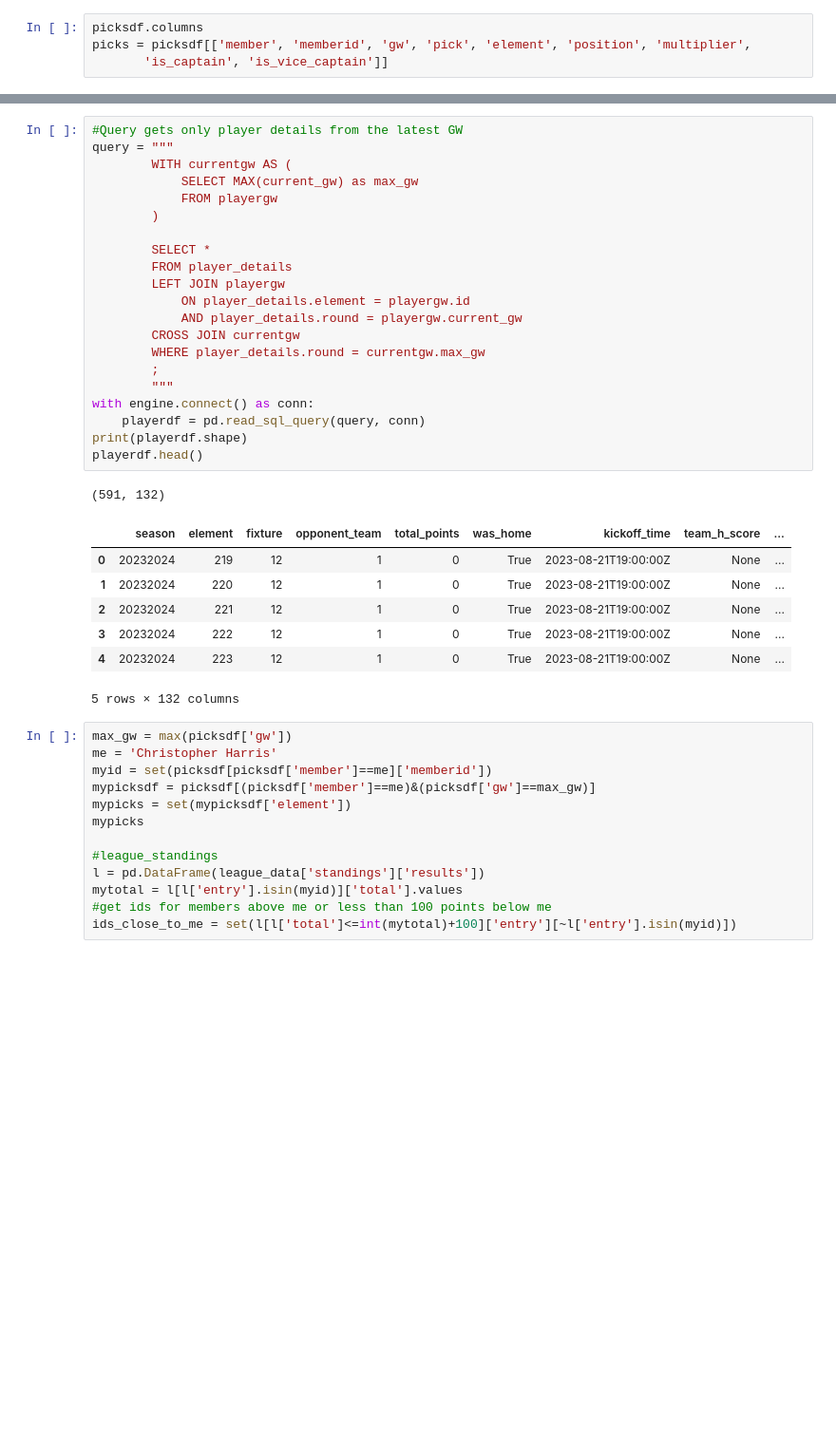
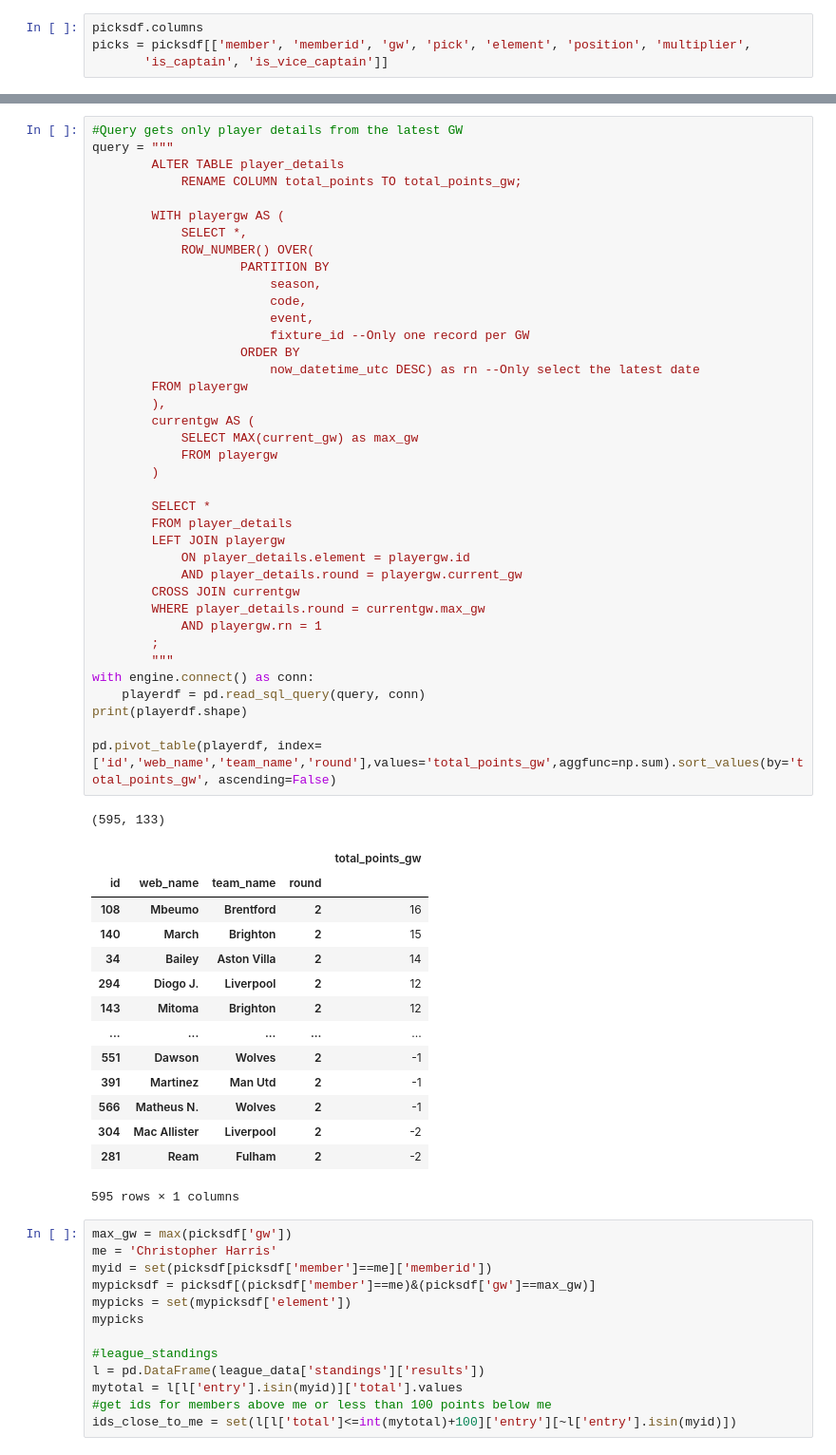
Before and after one commit to chrisimpacts/FPL-Data-Analysis, a Jupyter notebook: FPL-League-Analysis.ipynb, the cells around one changed output, grey strips where cells are left out. Shown at 95% size. Cells and saved outputs as stored; diff of their text form; blank space fills up the shorter version.

```diff
--- a/FPL-League-Analysis.ipynb
+++ b/FPL-League-Analysis.ipynb
@@ -163,33 +169,57 @@ picks.to_sql('picks', con=engine, if_exists='replace',index=False)
 # %%
 #Query gets only player details from the latest GW
 query = """
-        WITH currentgw AS (
+        ALTER TABLE player_details
+            RENAME COLUMN total_points TO total_points_gw;
+
+        WITH playergw AS (
+            SELECT *,
+            ROW_NUMBER() OVER(
+                    PARTITION BY
+                        season,
+                        code,
+                        event,
+                        fixture_id --Only one record per GW
+                    ORDER BY
+                        now_datetime_utc DESC) as rn --Only select the latest date
+        FROM playergw
+        ),
+        currentgw AS (
             SELECT MAX(current_gw) as max_gw
             FROM playergw
         )
 
         SELECT *
         FROM player_details
         LEFT JOIN playergw
             ON player_details.element = playergw.id
             AND player_details.round = playergw.current_gw
         CROSS JOIN currentgw
         WHERE player_details.round = currentgw.max_gw
+            AND playergw.rn = 1
         ;
         """
 with engine.connect() as conn:
     playerdf = pd.read_sql_query(query, conn)
 print(playerdf.shape)
-playerdf.head()
+
+pd.pivot_table(playerdf, index=['id','web_name','team_name','round'],values='total_points_gw',aggfunc=np.sum).sort_values(by='total_points_gw', ascending=False)
 # %% [output]
-(591, 132)
+(595, 133)
-|  | season | element | fixture | opponent_team | total_points | was_home | kickoff_time | team_h_score | ... |
-| 0 | 20232024 | 219 | 12 | 1 | 0 | True | 2023-08-21T19:00:00Z | None | ... |
-| 1 | 20232024 | 220 | 12 | 1 | 0 | True | 2023-08-21T19:00:00Z | None | ... |
-| 2 | 20232024 | 221 | 12 | 1 | 0 | True | 2023-08-21T19:00:00Z | None | ... |
-| 3 | 20232024 | 222 | 12 | 1 | 0 | True | 2023-08-21T19:00:00Z | None | ... |
-| 4 | 20232024 | 223 | 12 | 1 | 0 | True | 2023-08-21T19:00:00Z | None | ... |
+|  |  |  |  | total_points_gw |
+| id | web_name | team_name | round |  |
+| 108 | Mbeumo | Brentford | 2 | 16 |
+| 140 | March | Brighton | 2 | 15 |
+| 34 | Bailey | Aston Villa | 2 | 14 |
+| 294 | Diogo J. | Liverpool | 2 | 12 |
+| 143 | Mitoma | Brighton | 2 | 12 |
+| ... | ... | ... | ... | ... |
+| 551 | Dawson | Wolves | 2 | -1 |
+| 391 | Martinez | Man Utd | 2 | -1 |
+| 566 | Matheus N. | Wolves | 2 | -1 |
+| 304 | Mac Allister | Liverpool | 2 | -2 |
+| 281 | Ream | Fulham | 2 | -2 |
-5 rows × 132 columns
+595 rows × 1 columns
 # %%
 max_gw = max(picksdf['gw'])
 me = 'Christopher Harris'
```
Also changed, not shown: parts of 12 cells of this notebook, 28 other files.
